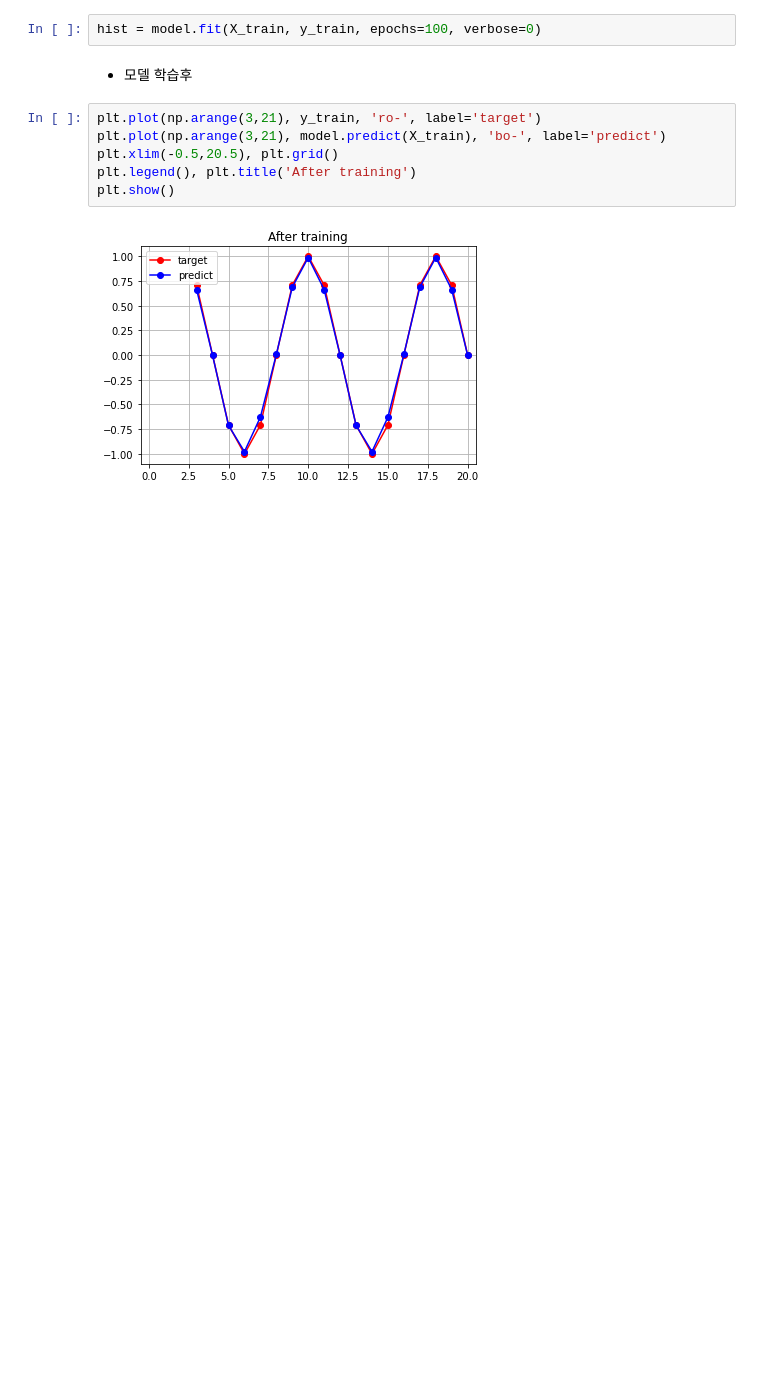
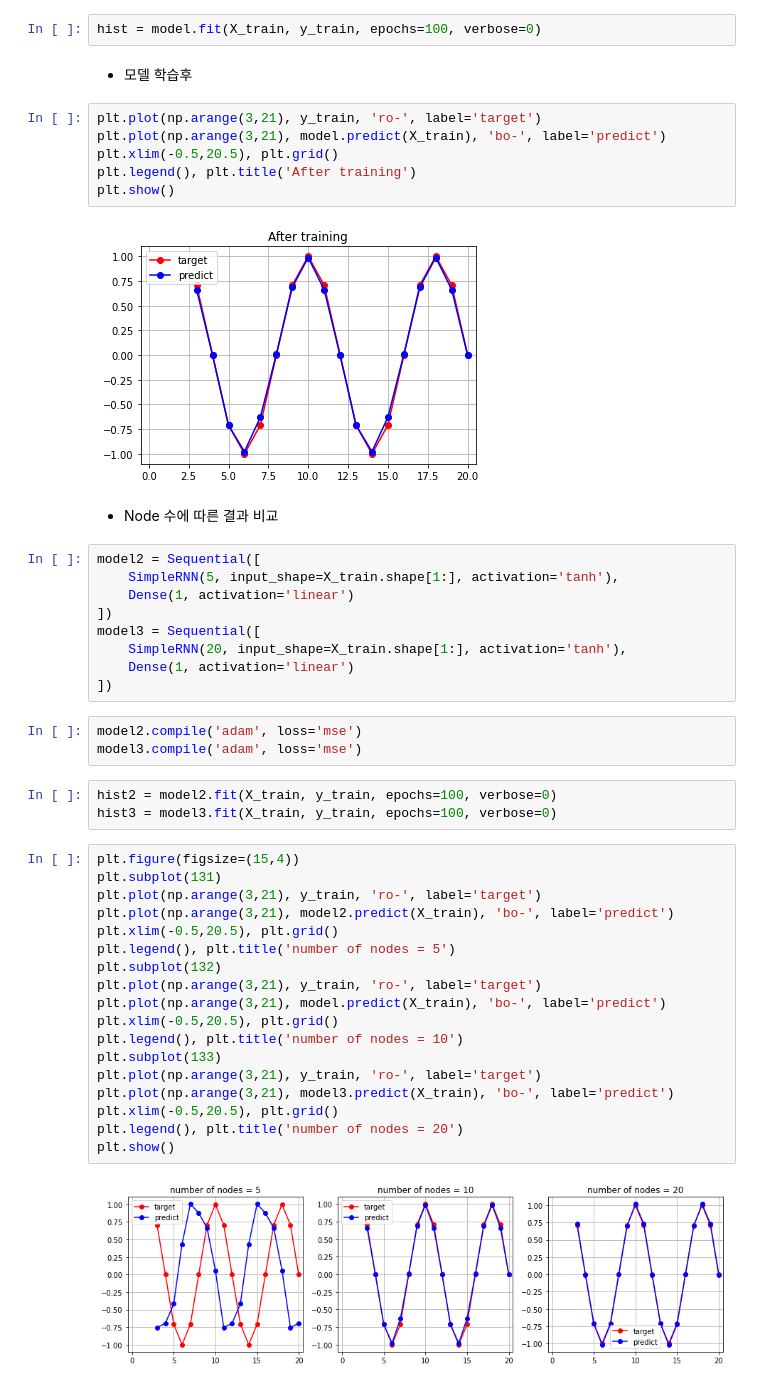
Before and after one commit to ckiekim/DeepLearning_2022.05, a Jupyter notebook: 04.RNN/01_SineWave.ipynb, the cells around one changed output. Cells and saved outputs as stored; diff of their text form; blank space fills up the shorter version.

Commit message:
Simple RNN

```diff
--- a/04.RNN/01_SineWave.ipynb
+++ b/04.RNN/01_SineWave.ipynb
@@ -116,3 +116,40 @@ plt.legend(), plt.title('After training')
 plt.show()
 # %% [output]
 [figure]
+# %% [markdown]
+- Node 수에 따른 결과 비교
+# %%
+model2 = Sequential([
+    SimpleRNN(5, input_shape=X_train.shape[1:], activation='tanh'),
+    Dense(1, activation='linear')
+])
+model3 = Sequential([
+    SimpleRNN(20, input_shape=X_train.shape[1:], activation='tanh'),
+    Dense(1, activation='linear')
+])
+# %%
+model2.compile('adam', loss='mse')
+model3.compile('adam', loss='mse')
+# %%
+hist2 = model2.fit(X_train, y_train, epochs=100, verbose=0)
+hist3 = model3.fit(X_train, y_train, epochs=100, verbose=0)
+# %%
+plt.figure(figsize=(15,4))
+plt.subplot(131)
+plt.plot(np.arange(3,21), y_train, 'ro-', label='target')
+plt.plot(np.arange(3,21), model2.predict(X_train), 'bo-', label='predict')
+plt.xlim(-0.5,20.5), plt.grid()
+plt.legend(), plt.title('number of nodes = 5')
+plt.subplot(132)
+plt.plot(np.arange(3,21), y_train, 'ro-', label='target')
+plt.plot(np.arange(3,21), model.predict(X_train), 'bo-', label='predict')
+plt.xlim(-0.5,20.5), plt.grid()
+plt.legend(), plt.title('number of nodes = 10')
+plt.subplot(133)
+plt.plot(np.arange(3,21), y_train, 'ro-', label='target')
+plt.plot(np.arange(3,21), model3.predict(X_train), 'bo-', label='predict')
+plt.xlim(-0.5,20.5), plt.grid()
+plt.legend(), plt.title('number of nodes = 20')
+plt.show()
+# %% [output]
+[figure, added]
```
Also changed, not shown: 2 other files.
